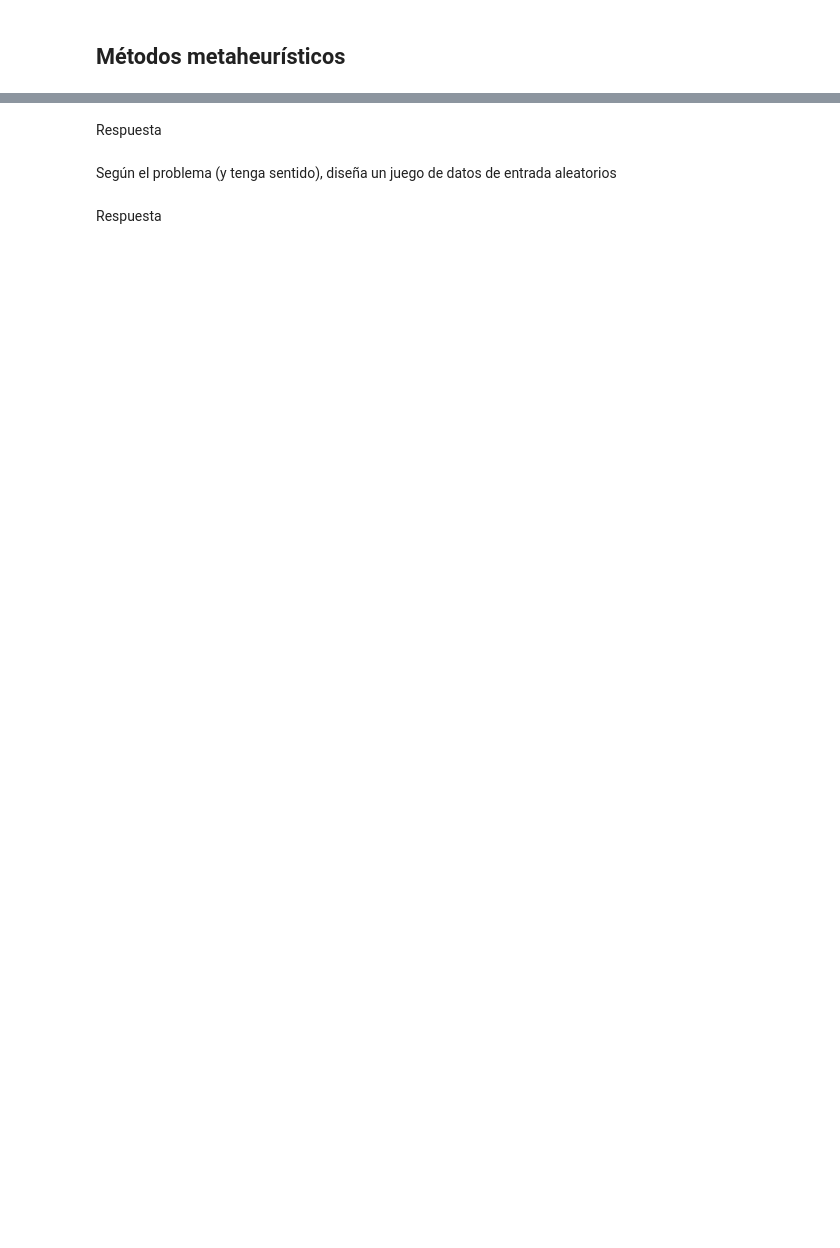
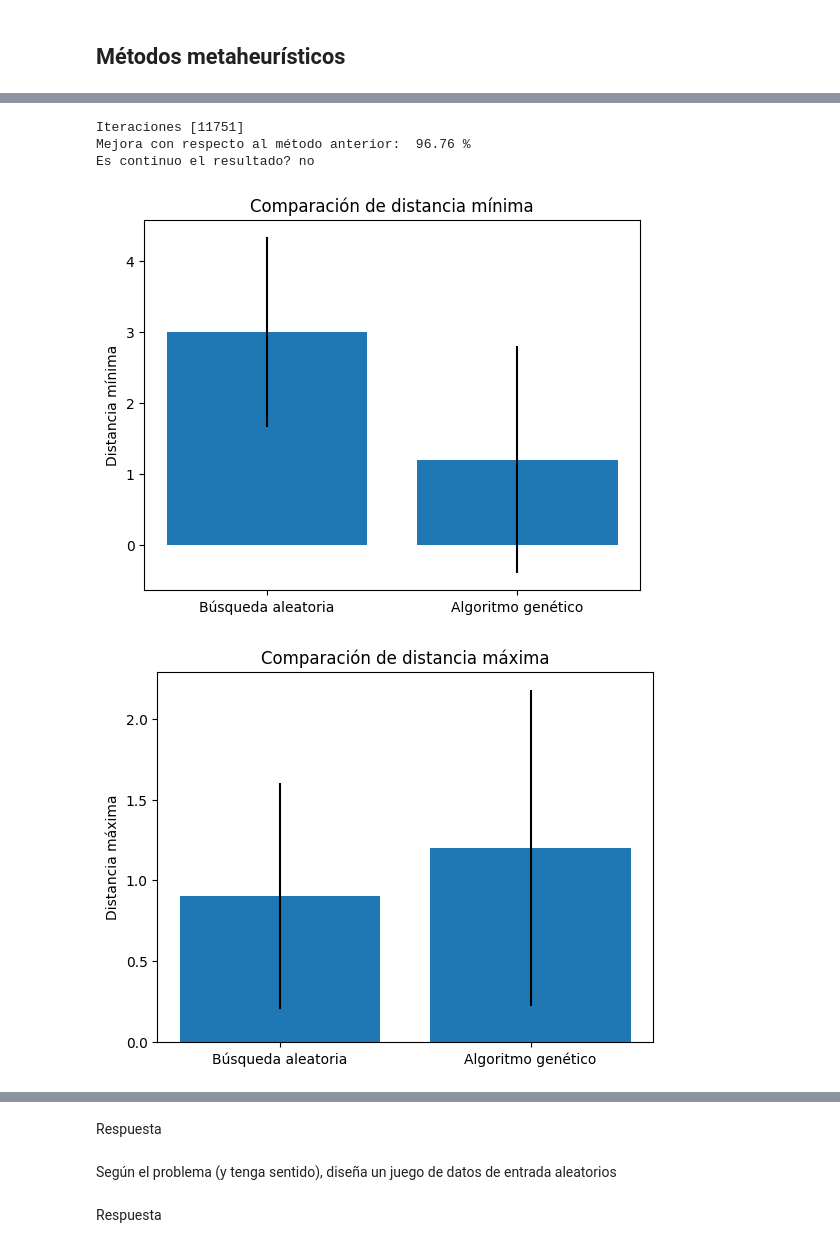
Before and after one commit to Astolfo2332/VIU_act, a Jupyter notebook: optimizacion/Algoritmos_TP.ipynb, the cells around one changed output, grey strips where cells are left out. Drawn from its saved outputs; the diff is of its cells as text; code cells hidden in the pictures; blank space fills up the shorter version.

```diff
--- a/optimizacion/Algoritmos_TP.ipynb
+++ b/optimizacion/Algoritmos_TP.ipynb
@@ -610,0 +783,32 @@ En este caso se experimentan con varios valores de generaciones y total de pobla
+# %%
+# Obtenemos los resultados reales
+min_val, max_val = buscar_min_max_memo(True)
+
+# Calculamos la distancia de los resultados reales con los obtenidos
+def distancia_resultados(real, obtenido):
+    return abs(real[0] - obtenido[0]), abs(real[1] - obtenido[1])
+
+def transformar_resultados(resultados):
+    return [r.value for r in resultados]
+
+genetic_distance = [distancia_resultados((min_val, max_val), transformar_resultados(algoritmo_genetico(total_generaciones, total_poblacion, False))) for _ in range(10)]
+random_distance = [distancia_resultados((min_val, max_val), transformar_resultados(random_search(1000))) for _ in range(10)]
+
+genetic_mean, genetic_std = np.mean(genetic_distance, axis=0), np.std(genetic_distance, axis=0)
+random_mean, random_std = np.mean(random_distance, axis=0), np.std(random_distance, axis=0)
+
+plt.bar(['Búsqueda aleatoria', 'Algoritmo genético'], [random_mean[0], genetic_mean[0]], yerr=[random_std[0], genetic_std[0]])
+plt.ylabel('Distancia mínima')
+plt.title('Comparación de distancia mínima')
+plt.show()
+
+plt.bar(['Búsqueda aleatoria', 'Algoritmo genético'], [random_mean[1], genetic_mean[1]], yerr=[random_std[1], genetic_std[1]])
+plt.ylabel('Distancia máxima')
+plt.title('Comparación de distancia máxima')
+plt.show()
+# %% [output]
+Iteraciones [11751]
+Mejora con respecto al método anterior:  96.76 %
+Es continuo el resultado? no
+[figure, added]
+[figure, added]
```
Also changed, not shown: parts of 48 cells of this notebook.
